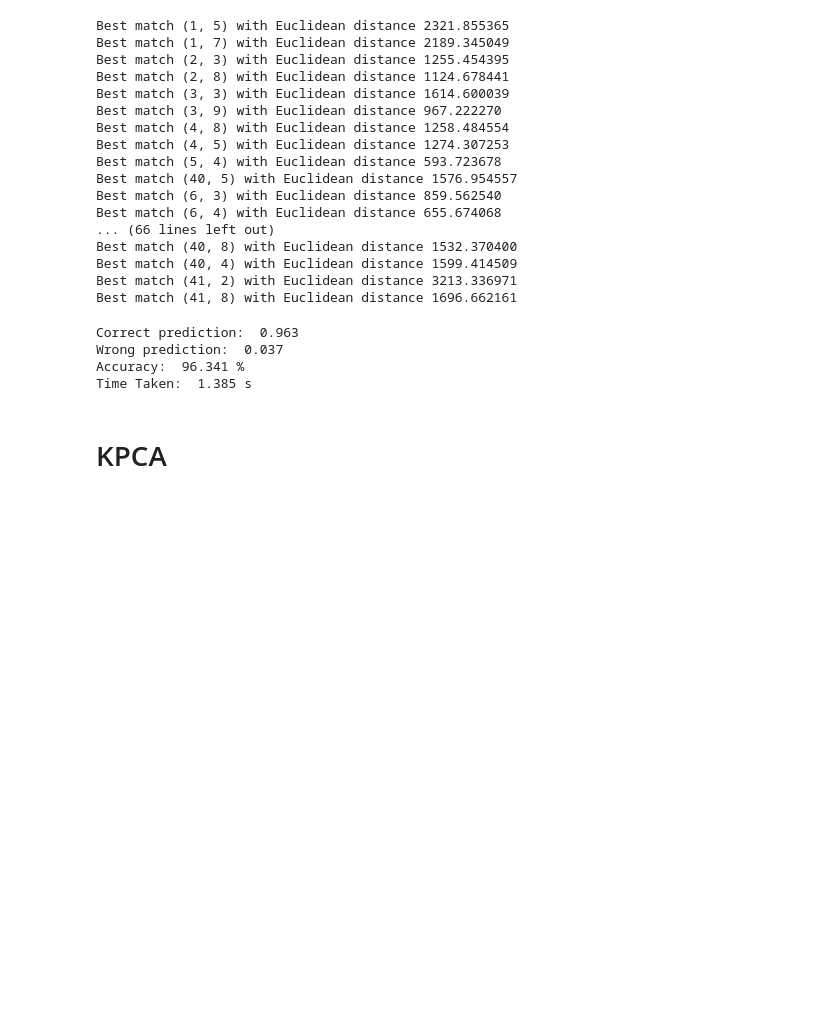
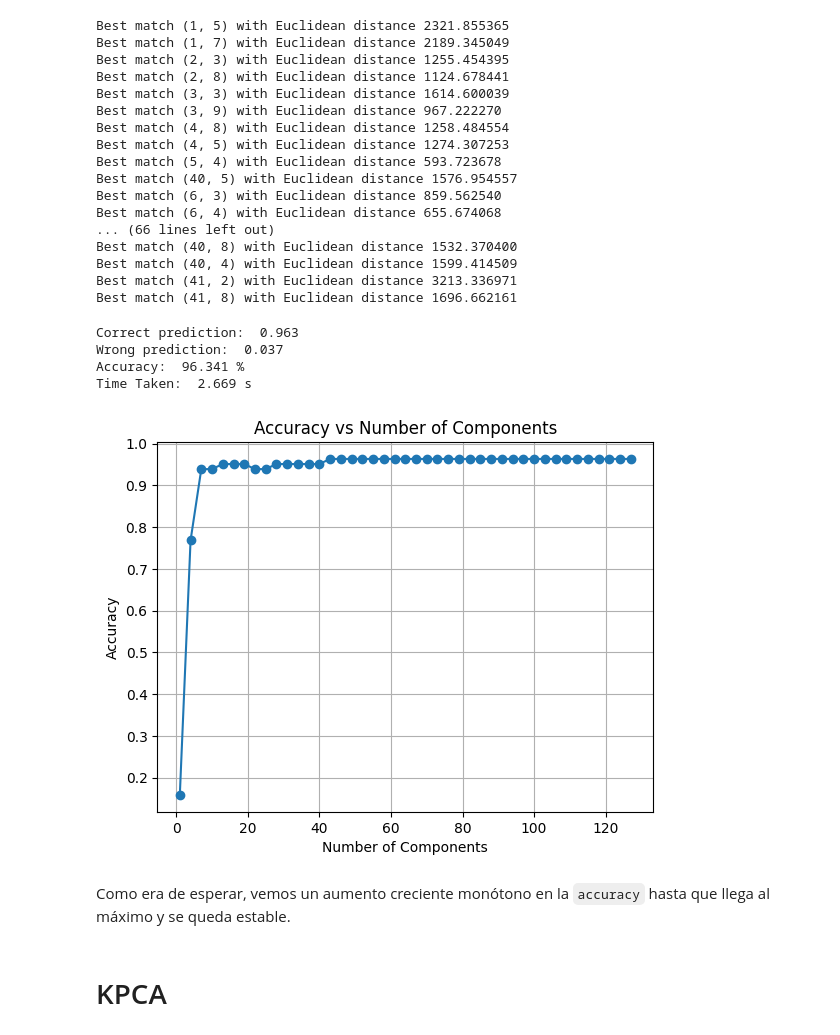
Before and after one commit to jemarle/AMII, a Jupyter notebook: Proyecto_caras/Eigenfaces_alumno.ipynb, the cells around one changed output. Saved outputs shown, nothing was run; the diff lists cells and outputs as text; code cells hidden in the pictures; blank space fills up the shorter version.

```diff
--- a/Proyecto_caras/Eigenfaces_alumno.ipynb
+++ b/Proyecto_caras/Eigenfaces_alumno.ipynb
@@ -165,14 +163,16 @@ pca_train = pca.transform(facematrix_centered)
 # %%
-def get_best_match(filename, plot = True):
+def get_best_match(filename, pca, plot = True, text = True):
     query = faces[filename].reshape(1, -1)
 
+    pca_train = pca.transform(facematrix_centered)
     pca_query = pca.transform(query) # calculamos la proyección al espacio de menor dimensionalidad para una cara en concreto
 
     euclidean_distance = np.linalg.norm(pca_query - pca_train, axis = 1) # vector con distancias; en facelabel está el orden de las personas de pca_train
 
     best_match = np.argmin(euclidean_distance)
 
-    print("Best match %s with Euclidean distance %f" %  (facelabel[best_match], euclidean_distance[best_match]))
+    if text:
+        print("Best match %s with Euclidean distance %f" %  (facelabel[best_match], euclidean_distance[best_match]))
 
     person_num, img_num = get_person_num(filename=filename)
 
@@ -200,7 +200,7 @@ for key, val in testing_set.items():
 
     total_pred += 1
 
-    predicted, actual = get_best_match(filename = key, plot = False)
+    predicted, actual = get_best_match(filename = key, pca = pca, plot = False)
 
     if predicted == actual:
         correct_pred += 1
@@ -235,7 +235,47 @@ print(f"Time Taken: ",round(stop-start,3),"s")
 Correct prediction:  0.963
 Wrong prediction:  0.037
 Accuracy:  96.341 %
-Time Taken:  1.385 s
+Time Taken:  2.669 s
+# %%
+def pca_accuracy_plot(facematrix_centered, faceshape, step = 3, num_components=50, rs=0):
+
+    accuracies = {}
+
+    for n in range(1, num_components + 1, step):
+
+        pca_bucle = PCA(n_components=n, random_state=rs, svd_solver='full')
+        pca_bucle.fit(facematrix_centered)
+
+        correct_pred = 0
+        wrong_pred = 0
+        total_pred = 0
+
+        for key, val in testing_set.items():
+            total_pred += 1
+
+            predicted, actual = get_best_match(filename=key, pca = pca_bucle, plot=False, text = False)
+
+            if predicted == actual:
+                correct_pred += 1
+            else:
+                wrong_pred += 1
+
+        accuracies[n] = correct_pred / total_pred
+
+    plt.plot(list(accuracies.keys()), list(accuracies.values()), marker='o')
+    plt.title('Accuracy vs Number of Components')
+    plt.xlabel('Number of Components')
+    plt.ylabel('Accuracy')
+    plt.grid(True)
+    plt.show()
+
+    return accuracies
+# %%
+accuracies = pca_accuracy_plot(facematrix_centered, faceshape, step = 3, num_components=num_components, rs=0)
+# %% [output]
+[figure, added]
+# %% [markdown]
+Como era de esperar, vemos un aumento creciente monótono en la `accuracy` hasta que llega al máximo y se queda estable.
 # %% [markdown]
 # KPCA
 # %% [markdown]
```
Also changed, not shown: parts of 5 cells of this notebook, 2 other files.
